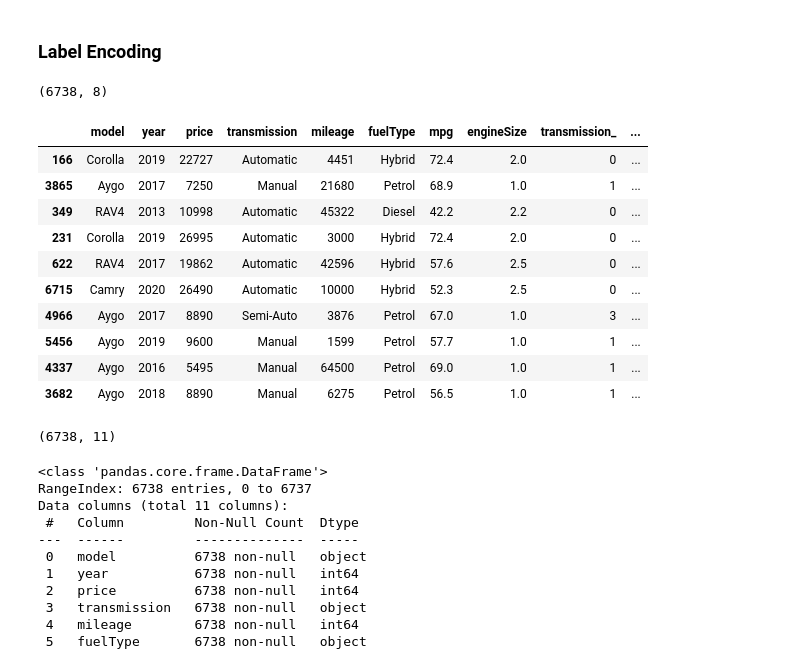
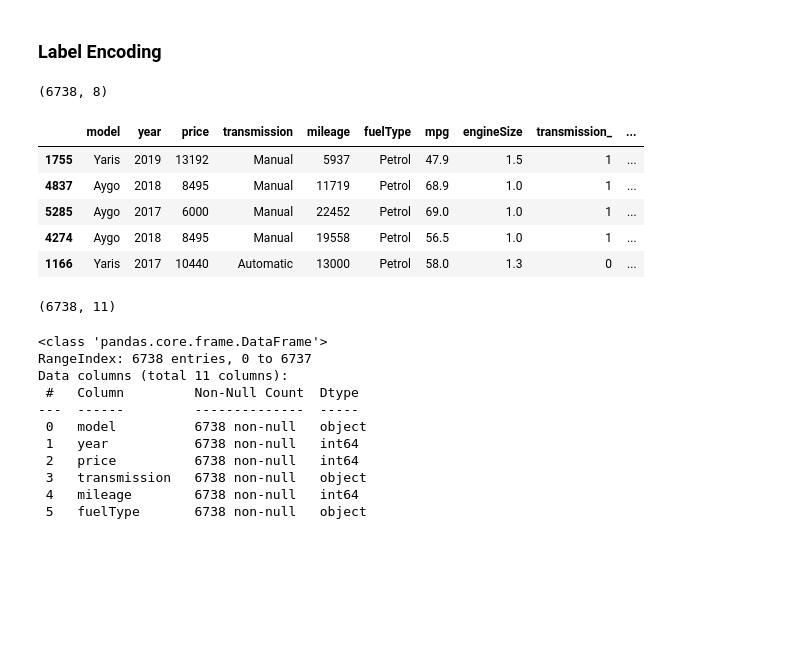
Before and after one commit to Sourish8/toyota_used_car_analysis-, a Jupyter notebook: toyota_used_car_EDA.ipynb, the cells around one changed output. Saved outputs shown, nothing was run; the diff lists cells and outputs as text; code cells hidden in the pictures; blank space fills up the shorter version.

```diff
--- a/toyota_used_car_EDA.ipynb
+++ b/toyota_used_car_EDA.ipynb
@@ -810,32 +763,27 @@ print(df_new.shape)
 # %%
 #Displaying the shape of dataset before convert catagorical feature to numeric.
 display(df_new.shape)
 
 #converting categorical feature to numeric.
 
 LE = LabelEncoder() #initiating Label encoding
 
 df_new["transmission_"] = LE.fit_transform(df_new["transmission"]) # "fit_transfrom" used to transfrom the the catagorical feature to numeric
 
 df_new["model_"] = LE.fit_transform(df_new["model"])
 
 df_new["fuelType_"] = LE.fit_transform(df_new["fuelType"])
 
-display(df_new.sample(10))
+display(df_new.sample(5))
 display(df_new.shape)
 # %% [output]
 (6738, 8)
 |  | model | year | price | transmission | mileage | fuelType | mpg | engineSize | transmission_ | ... |
-| 166 | Corolla | 2019 | 22727 | Automatic | 4451 | Hybrid | 72.4 | 2.0 | 0 | ... |
-| 3865 | Aygo | 2017 | 7250 | Manual | 21680 | Petrol | 68.9 | 1.0 | 1 | ... |
-| 349 | RAV4 | 2013 | 10998 | Automatic | 45322 | Diesel | 42.2 | 2.2 | 0 | ... |
-| 231 | Corolla | 2019 | 26995 | Automatic | 3000 | Hybrid | 72.4 | 2.0 | 0 | ... |
-| 622 | RAV4 | 2017 | 19862 | Automatic | 42596 | Hybrid | 57.6 | 2.5 | 0 | ... |
-| 6715 | Camry | 2020 | 26490 | Automatic | 10000 | Hybrid | 52.3 | 2.5 | 0 | ... |
-| 4966 | Aygo | 2017 | 8890 | Semi-Auto | 3876 | Petrol | 67.0 | 1.0 | 3 | ... |
-| 5456 | Aygo | 2019 | 9600 | Manual | 1599 | Petrol | 57.7 | 1.0 | 1 | ... |
-| 4337 | Aygo | 2016 | 5495 | Manual | 64500 | Petrol | 69.0 | 1.0 | 1 | ... |
-| 3682 | Aygo | 2018 | 8890 | Manual | 6275 | Petrol | 56.5 | 1.0 | 1 | ... |
+| 1755 | Yaris | 2019 | 13192 | Manual | 5937 | Petrol | 47.9 | 1.5 | 1 | ... |
+| 4837 | Aygo | 2018 | 8495 | Manual | 11719 | Petrol | 68.9 | 1.0 | 1 | ... |
+| 5285 | Aygo | 2017 | 6000 | Manual | 22452 | Petrol | 69.0 | 1.0 | 1 | ... |
+| 4274 | Aygo | 2018 | 8495 | Manual | 19558 | Petrol | 56.5 | 1.0 | 1 | ... |
+| 1166 | Yaris | 2017 | 10440 | Automatic | 13000 | Petrol | 58.0 | 1.3 | 0 | ... |
 (6738, 11)
 # %%
 df_new.info()
```
Also changed, not shown: parts of 32 cells of this notebook.
